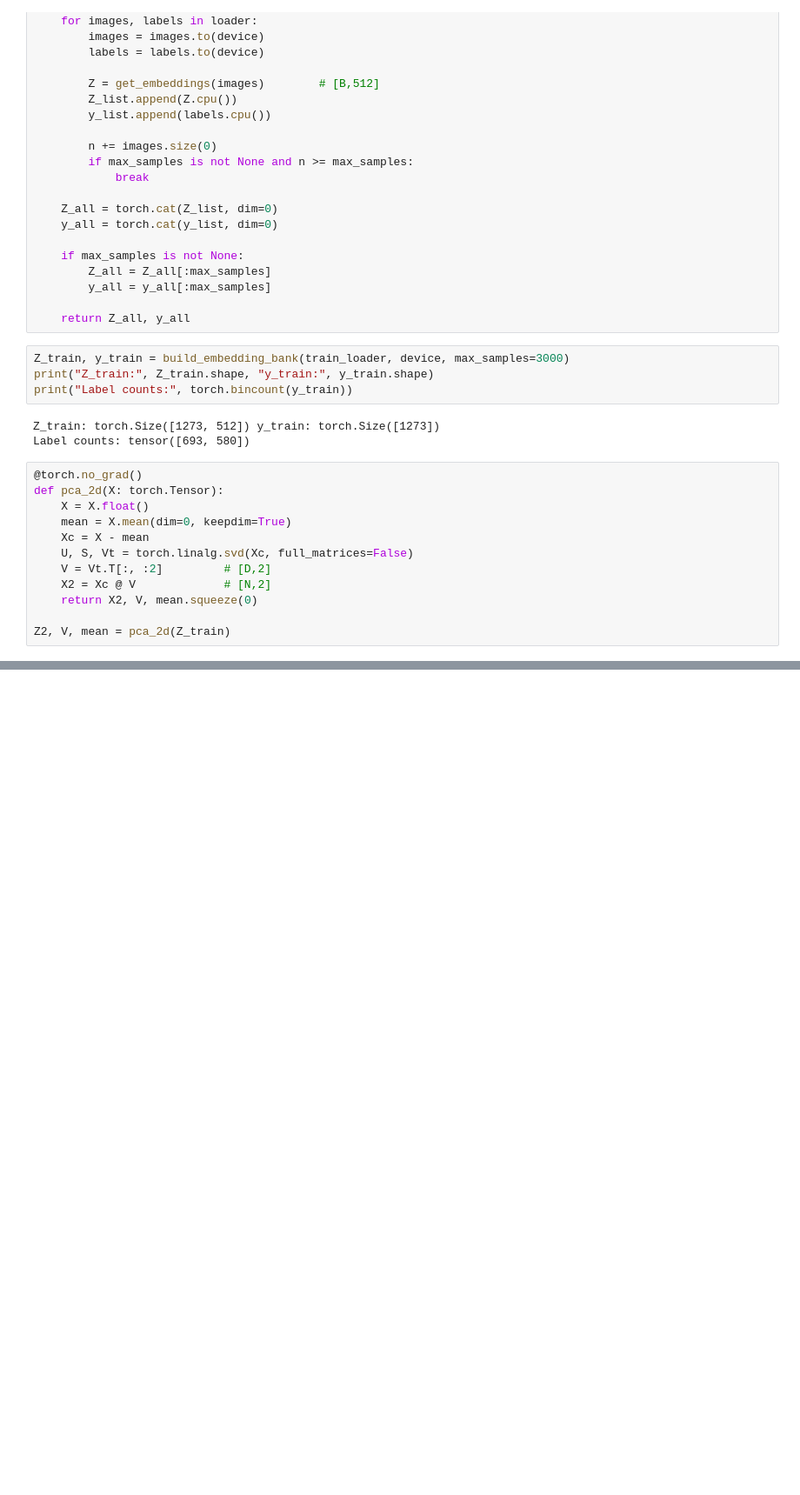
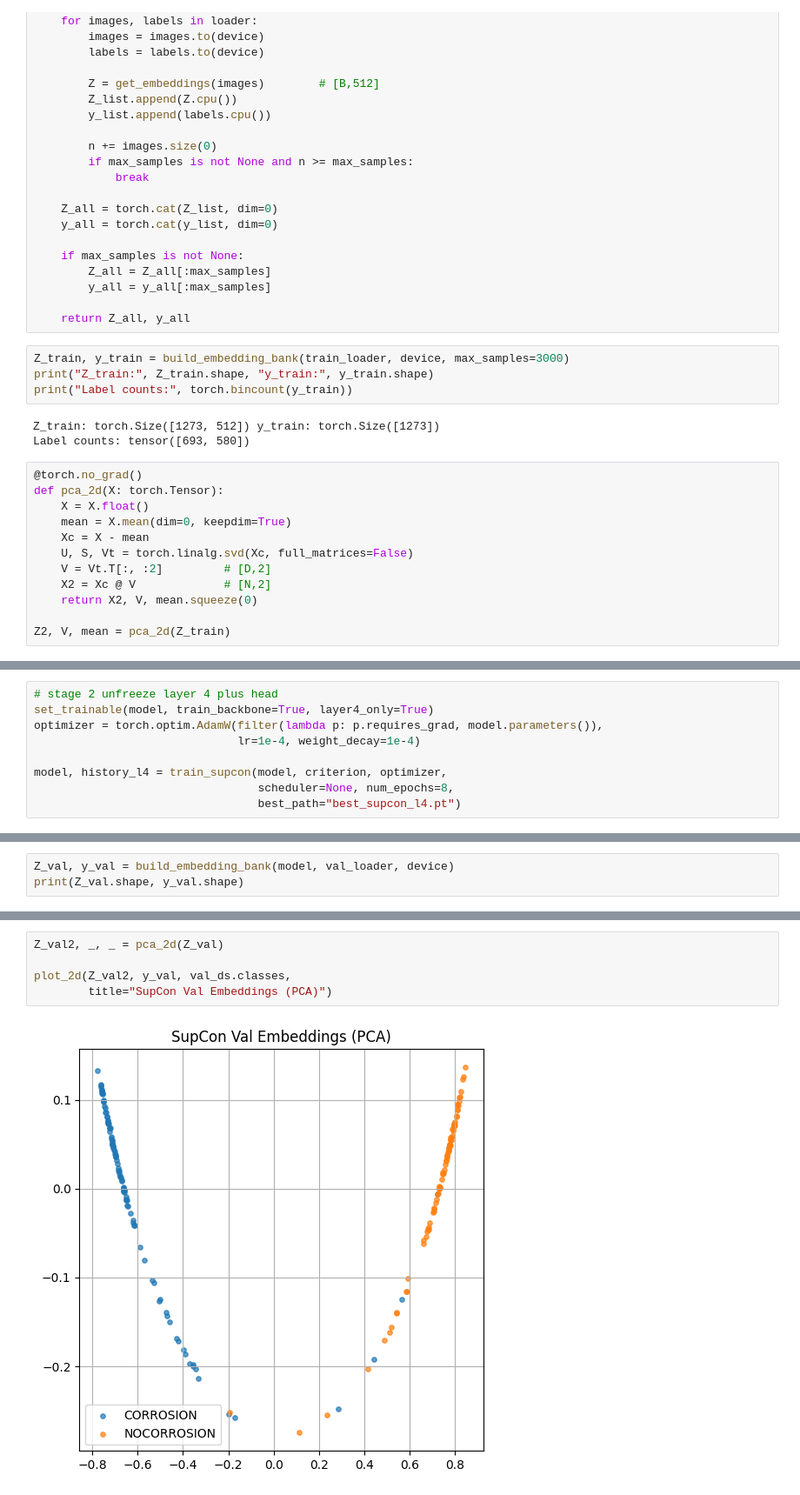
Before and after one commit to Tseng0318/ENDG511project, a Jupyter notebook: transfer.ipynb, the cells around one changed output, grey strips where cells are left out. Shown at 87% size. Drawn from its saved outputs; the diff is of its cells as text; blank space fills up the shorter version.

```diff
--- a/transfer.ipynb
+++ b/transfer.ipynb
@@ -613,0 +850,9 @@ plt.show()
+# %%
+# stage 2 unfreeze layer 4 plus head
+set_trainable(model, train_backbone=True, layer4_only=True)
+optimizer = torch.optim.AdamW(filter(lambda p: p.requires_grad, model.parameters()),
+                              lr=1e-4, weight_decay=1e-4)
+
+model, history_l4 = train_supcon(model, criterion, optimizer,
+                                 scheduler=None, num_epochs=8,
+                                 best_path="best_supcon_l4.pt")
@@ -613,0 +918,3 @@ plt.show()
+# %%
+Z_val, y_val = build_embedding_bank(model, val_loader, device)
+print(Z_val.shape, y_val.shape)
@@ -613,0 +946,7 @@ plt.show()
+# %%
+Z_val2, _, _ = pca_2d(Z_val)
+
+plot_2d(Z_val2, y_val, val_ds.classes,
+        title="SupCon Val Embeddings (PCA)")
+# %% [output]
+[figure, added]
```
Also changed, not shown: parts of 24 cells of this notebook.
